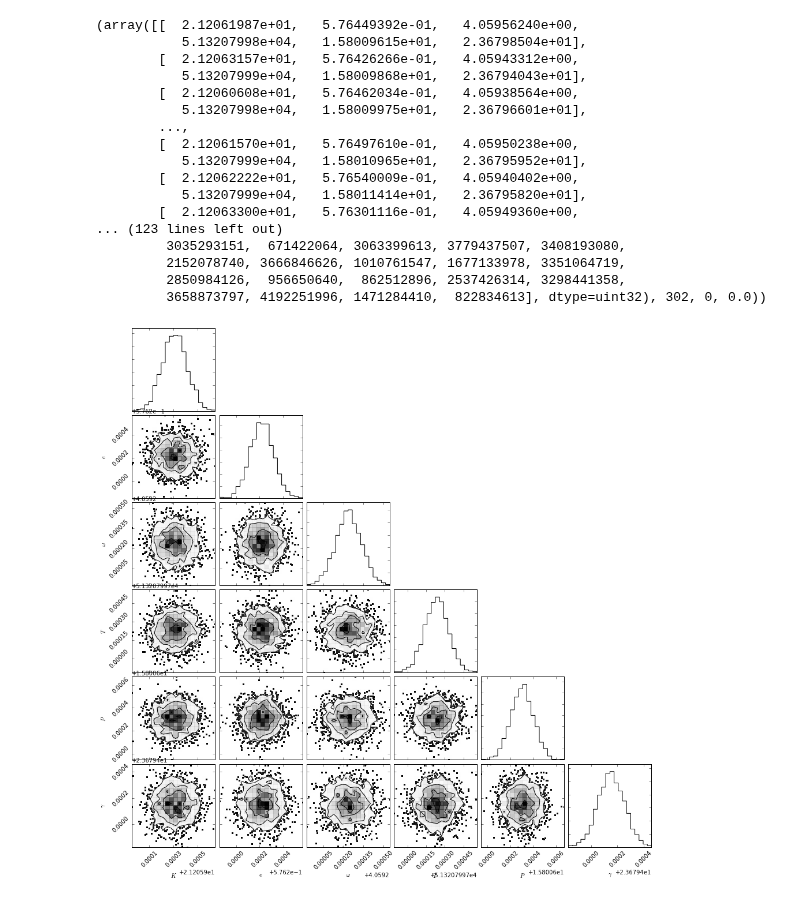
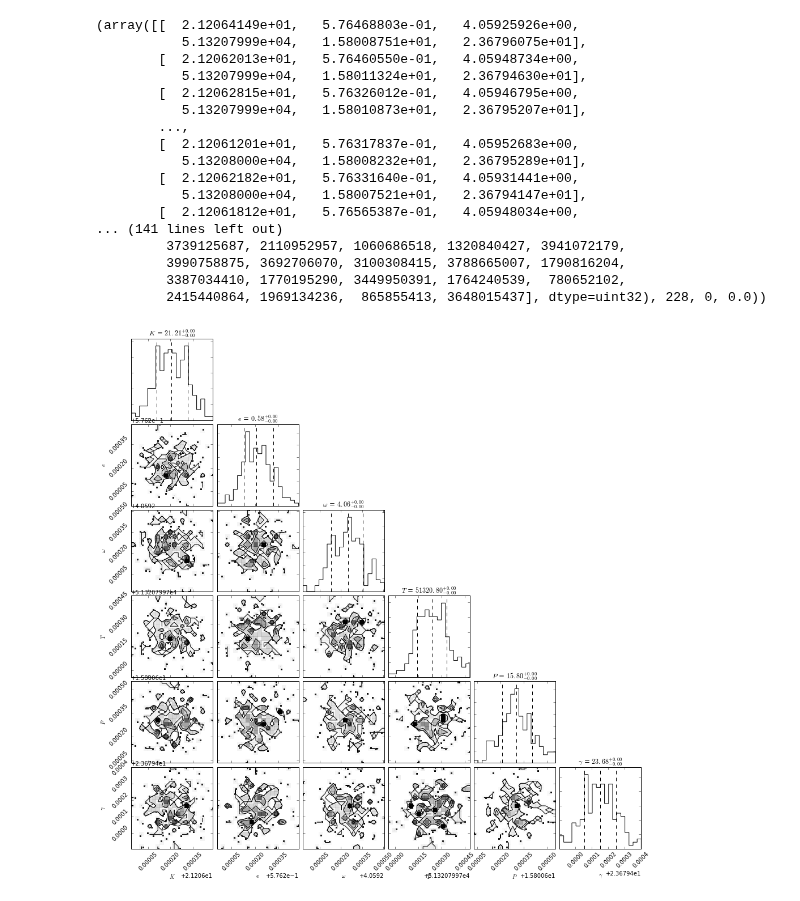
Before and after one commit to jacob-i-skinner/Orbit-Fitting, a Jupyter notebook: emcee stuff.ipynb, the cells around one changed output. Saved outputs shown, nothing was run; the diff lists cells and outputs as text; code cells hidden in the pictures.

```diff
--- a/emcee stuff.ipynb
+++ b/emcee stuff.ipynb
@@ -20,6 +20,7 @@ phases      = f.phases
 massRatio   = f.massRatio
 adjustment  = f.adjustment
 RV          = f.RV
+residuals   = f.residuals
 
 for i in range(0, len(JD)-1):
     if np.isnan(system[i][1]):
@@ -69,33 +70,34 @@ def probability(mass_ratio, RVp, RVs, initial_guess):
         return -np.inf
     return con + likelihood(mass_ratio, RVp, RVs, initial_guess)
 
-ndim, nwalkers = 6, 2000
+ndim, nwalkers = 6, 200
 pos = [initial_guess + 1e-4*np.random.randn(ndim) for i in range(nwalkers)]
-sampler = emcee.EnsembleSampler(nwalkers, ndim, probability, args=(mass_ratio, RVp, RVs))
+sampler = emcee.EnsembleSampler(nwalkers, ndim, probability, args=(mass_ratio, RVp, RVs), threads = 4)
 sampler.run_mcmc(pos, 5000)
 # %% [output]
-(array([[  2.12061987e+01,   5.76449392e-01,   4.05956240e+00,
-           5.13207998e+04,   1.58009615e+01,   2.36798504e+01],
-        [  2.12063157e+01,   5.76426266e-01,   4.05943312e+00,
-           5.13207999e+04,   1.58009868e+01,   2.36794043e+01],
-        [  2.12060608e+01,   5.76462034e-01,   4.05938564e+00,
-           5.13207998e+04,   1.58009975e+01,   2.36796601e+01],
+(array([[  2.12064149e+01,   5.76468803e-01,   4.05925926e+00,
+           5.13207999e+04,   1.58008751e+01,   2.36796075e+01],
+        [  2.12062013e+01,   5.76460550e-01,   4.05948734e+00,
+           5.13207999e+04,   1.58011324e+01,   2.36794630e+01],
+        [  2.12062815e+01,   5.76326012e-01,   4.05946795e+00,
+           5.13207999e+04,   1.58010873e+01,   2.36795207e+01],
         ...,
-        [  2.12061570e+01,   5.76497610e-01,   4.05950238e+00,
-           5.13207999e+04,   1.58010965e+01,   2.36795952e+01],
-        [  2.12062222e+01,   5.76540009e-01,   4.05940402e+00,
-           5.13207999e+04,   1.58011414e+01,   2.36795820e+01],
-        [  2.12063300e+01,   5.76301116e-01,   4.05949360e+00,
-... (123 lines left out)
-         3035293151,  671422064, 3063399613, 3779437507, 3408193080,
-         2152078740, 3666846626, 1010761547, 1677133978, 3351064719,
-         2850984126,  956650640,  862512896, 2537426314, 3298441358,
-         3658873797, 4192251996, 1471284410,  822834613], dtype=uint32), 302, 0, 0.0))
+        [  2.12061201e+01,   5.76317837e-01,   4.05952683e+00,
+           5.13208000e+04,   1.58008232e+01,   2.36795289e+01],
+        [  2.12062182e+01,   5.76331640e-01,   4.05931441e+00,
+           5.13208000e+04,   1.58007521e+01,   2.36794147e+01],
+        [  2.12061812e+01,   5.76565387e-01,   4.05948034e+00,
+... (141 lines left out)
+         3739125687, 2110952957, 1060686518, 1320840427, 3941072179,
+         3990758875, 3692706070, 3100308415, 3788665007, 1790816204,
+         3387034410, 1770195290, 3449950391, 1764240539,  780652102,
+         2415440864, 1969134236,  865855413, 3648015437], dtype=uint32), 228, 0, 0.0))
 # %%
 import corner
 samples = sampler.chain[:, 500:, :].reshape((-1, ndim))
-fig = corner.corner(samples, labels=["$K$", "$e$", "$\omega$", "$T$", "$P$", "$\gamma$"])
+fig = corner.corner(samples, labels=["$K$", "$e$", "$\omega$", "$T$", "$P$", "$\gamma$"],
+                    quantiles=[0.16, 0.5, 0.84], show_titles=True, title_kwargs={"fontsize": 12})
 #fig.savefig("triangle.png")
 # %% [output]
-[figure, old version]
+[figure, new version]
 # %%
```
Also changed, not shown: parts of 1 cell of this notebook, 3 other files.
